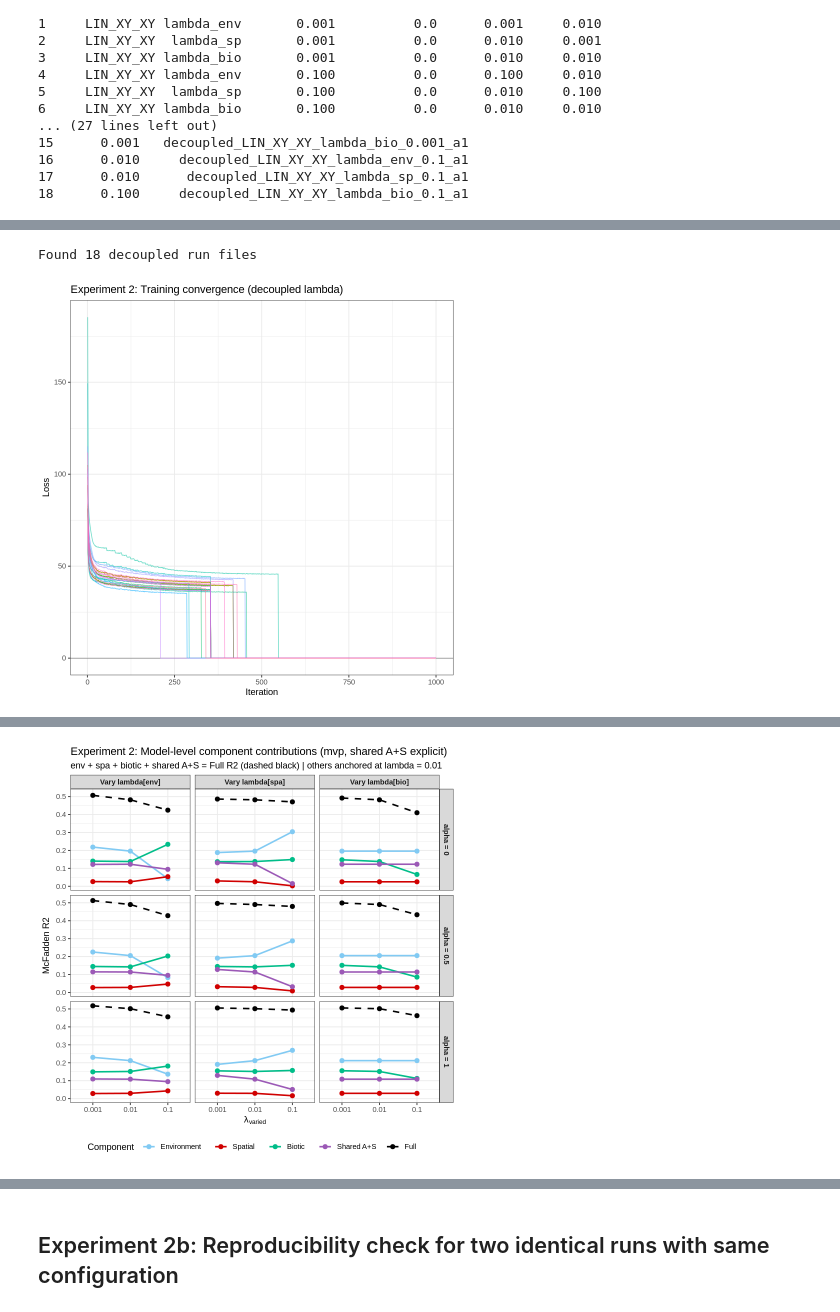
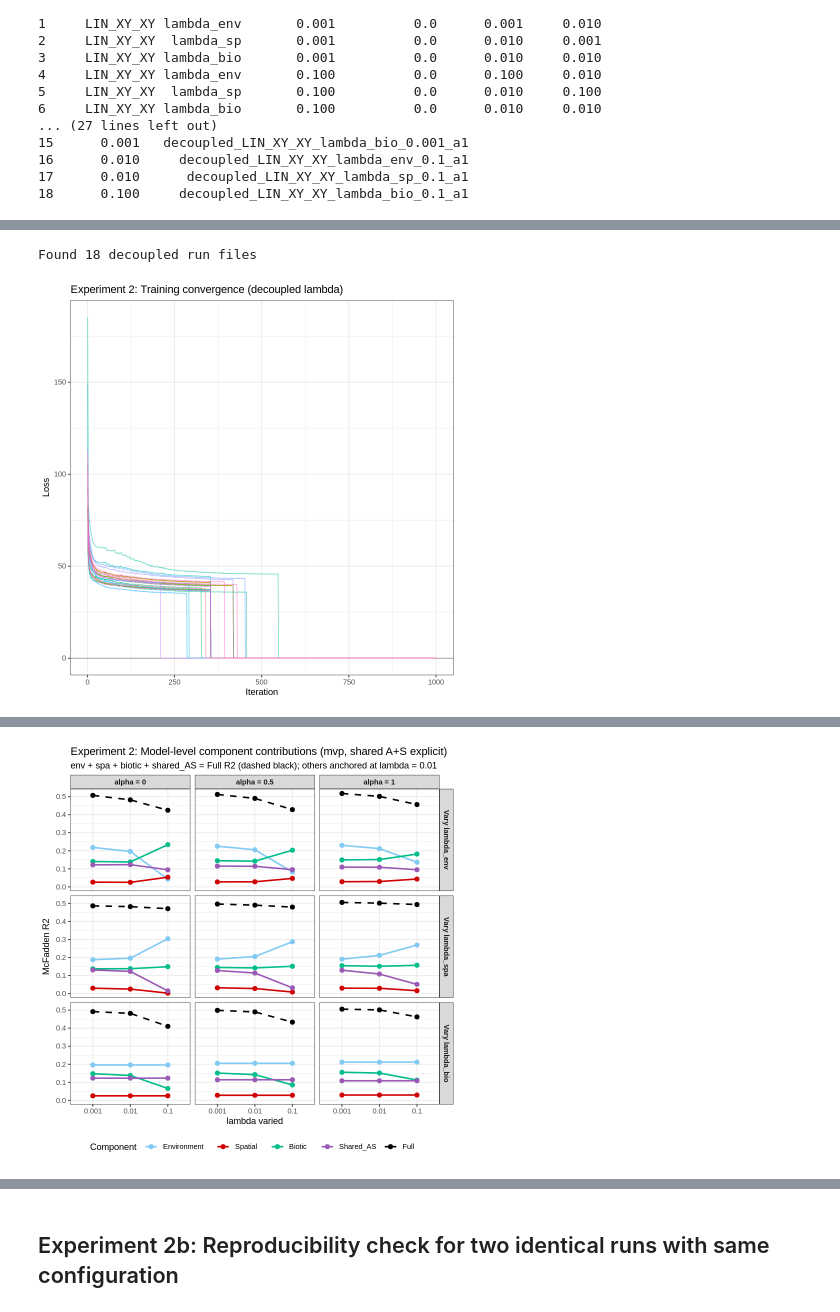
Before and after one commit to billurbektas/mountain_JSDMs, a Jupyter notebook: Calanda_JSDM/R/02_model/06_sjsdm_experiments_colab.ipynb, the cells around one changed output, grey strips where cells are left out. Drawn from its saved outputs; the diff is of its cells as text; code cells hidden in the pictures.

Commit message:
exp 1, 2, 3 runs. exp 1, 2 figures

```diff
--- a/Calanda_JSDM/R/02_model/06_sjsdm_experiments_colab.ipynb
+++ b/Calanda_JSDM/R/02_model/06_sjsdm_experiments_colab.ipynb
@@ -881,25 +906,21 @@ if (run_exp2) {
 # %%
 if (run_exp2) {
-  # ============================================================================
-  # EXPERIMENT 2 FIGURES: convergence + selection panel + component contributions
-  #   Decoupled lambda (LIN_XY_XY): one compartment's lambda varies, others at 0.01.
-  #   Exp1 anchors (lambda = 0.01) injected so each line is continuous.
-  # Figures pop inline AND are stored in <drive>/figures
-  # ============================================================================
 
   fig_dir = file.path(drive_base, "figures")
   dir.create(fig_dir, showWarnings = FALSE, recursive = TRUE)
 
+  if (!requireNamespace("ggrepel", quietly = TRUE)) install.packages("ggrepel")
+  library(ggrepel)
+
   color_env = "#81caf3"; color_spa = "#d00000"; color_codist = "#00bd89"; color_shared = "#9b59b6"
 
-  # to_print$mvp rows: Abiotic, Associations, Spatial, Shared A+S, Full
   get_mvp_model = function(partition) {
     mcf = partition$anova$to_print$mvp[["R2 McFadden"]]
     tibble(
       Environment  = mcf[1],
       Biotic       = mcf[2],
       Spatial      = mcf[3],
-      `Shared A+S` = mcf[4],
+      Shared_AS    = mcf[4],
       Full         = mcf[5],
       ambiguity_AS = mcf[4] / (mcf[1] + mcf[3] + mcf[4]),
       shared_share = mcf[4] / mcf[5],
@@ -907,9 +928,9 @@ if (run_exp2) {
     )
   }
 
-  vary_labels = c(lambda_env = "Vary lambda[env]",
-                  lambda_sp  = "Vary lambda[spa]",
-                  lambda_bio = "Vary lambda[bio]")
+  vary_labels = c(lambda_env = "Vary lambda_env",
+                  lambda_sp  = "Vary lambda_spa",
+                  lambda_bio = "Vary lambda_bio")
 
   run_files = list.files(file.path(drive_base, "results", "decoupled"),
                          pattern = "\\.rds$", full.names = TRUE)
@@ -927,7 +948,6 @@ if (run_exp2) {
       get_mvp_model(run$partition))
   }
 
-  # Inject Exp1 LIN_XY_XY anchors (lambda = 0.01) into each 'vary' facet
   for (a_val in c(0, 0.5, 1)) {
     anchor_file = file.path(drive_base, "results", "runs",
                             paste0("LIN_XY_XY_a", a_val, "_l0.01.rds"))
@@ -961,19 +981,19 @@ if (run_exp2) {
   ggsave(file.path(fig_dir, "exp2_convergence.pdf"), p_conv, width = 10, height = 6)
   print(p_conv)
 
-  # ---- Decision panel (model level) ----
+  # ---- Selection panel ----
   df_sel = df_metric %>%
     transmute(
       vary, lambda_vary, alpha,
-      `Full R2`          = Full,
-      `Ambiguity A+S`    = ambiguity_AS,
-      `Shared A+S / Full`= shared_share,
-      `Biotic share`     = biotic_share) %>%
+      Full_R2       = Full,
+      Ambiguity_AS  = ambiguity_AS,
+      Shared_over_Full = shared_share,
+      Biotic_share  = biotic_share) %>%
     pivot_longer(-c(vary, lambda_vary, alpha),
                  names_to = "metric", values_to = "value") %>%
     mutate(
-      metric   = factor(metric, levels = c("Full R2", "Ambiguity A+S",
-                                            "Shared A+S / Full", "Biotic share")),
+      metric   = factor(metric, levels = c("Full_R2", "Ambiguity_AS",
+                                            "Shared_over_Full", "Biotic_share")),
       vary     = factor(vary, levels = names(vary_labels)),
       alpha_f  = factor(alpha),
       lambda_f = factor(lambda_vary))
@@ -986,44 +1006,68 @@ if (run_exp2) {
     scale_color_manual(values = c("0" = "#BBBBBB", "0.5" = "#5599CC", "1" = "#0072B2")) +
     labs(
       title = "Experiment 2: Model-level selection metrics (decoupled lambda)",
-      subtitle = "Others anchored at lambda = 0.01 | Full R2 stable | Ambiguity A+S & Shared A+S/Full low | Biotic share stable",
-      x = expression(lambda[varied]), y = "Value", color = "alpha") +
+      subtitle = "Others anchored at lambda = 0.01",
+      x = "lambda varied", y = "Value", color = "alpha") +
     theme_bw(base_size = 11) +
     theme(legend.position = "bottom", strip.text = element_text(face = "bold"))
   ggsave(file.path(fig_dir, "exp2_selection_metrics.pdf"), p_sel, width = 12, height = 9)
   print(p_sel)
 
-  # ---- Component contributions (mvp: env + spa + biotic + shared A+S = Full) ----
+  # ---- Component contributions ----
   df_comp = df_metric %>%
-    select(vary, lambda_vary, alpha, Environment, Spatial, Biotic, `Shared A+S`, Full) %>%
-    pivot_longer(c(Environment, Spatial, Biotic, `Shared A+S`, Full),
+    select(vary, lambda_vary, alpha, Environment, Spatial, Biotic, Shared_AS, Full) %>%
+    pivot_longer(c(Environment, Spatial, Biotic, Shared_AS, Full),
                  names_to = "component", values_to = "R2") %>%
     mutate(
       component = factor(component,
-                         levels = c("Environment", "Spatial", "Biotic", "Shared A+S", "Full")),
+                         levels = c("Environment", "Spatial", "Biotic", "Shared_AS", "Full")),
       vary      = factor(vary, levels = names(vary_labels)),
       alpha_lab = paste0("alpha = ", alpha),
       lambda_f  = factor(lambda_vary))
 
   comp_colors = c(Environment = color_env, Spatial = color_spa, Biotic = color_codist,
-                  `Shared A+S` = color_shared, Full = "black")
+                  Shared_AS = color_shared, Full = "black")
 
   p_comp = ggplot(df_comp, aes(lambda_f, R2, color = component, group = component)) +
     geom_line(aes(linetype = component == "Full"), linewidth = 0.9) +
     geom_point(size = 2.2) +
-    facet_grid(alpha_lab ~ vary, labeller = labeller(vary = vary_labels)) +
+    facet_grid(vary ~ alpha_lab, labeller = labeller(vary = vary_labels)) +
     scale_color_manual(values = comp_colors) +
-    scale_linetype_manual(values = c(`FALSE` = "solid", `TRUE` = "dashed"), guide = "none") +
+    scale_linetype_manual(values = c("FALSE" = "solid", "TRUE" = "dashed"), guide = "none") +
     labs(
       title = "Experiment 2: Model-level component contributions (mvp, shared A+S explicit)",
-      subtitle = "env + spa + biotic + shared A+S = Full R2 (dashed black) | others anchored at lambda = 0.01",
-      x = expression(lambda[varied]), y = "McFadden R2", color = "Component") +
+      subtitle = "env + spa + biotic + shared_AS = Full R2 (dashed black); others anchored at lambda = 0.01",
+      x = "lambda varied", y = "McFadden R2", color = "Component") +
     theme_bw(base_size = 11) +
     theme(legend.position = "bottom", strip.text = element_text(face = "bold"))
   ggsave(file.path(fig_dir, "exp2_component_contributions.pdf"), p_comp, width = 12, height = 8)
   print(p_comp)
 
-  cat("Saved exp2_convergence.pdf, exp2_selection_metrics.pdf and exp2_component_contributions.pdf to", fig_dir, "\n")
+  # ---- Trade-off: identifiability vs fit (selected model ringed) ----
+  df_tr = df_metric %>%
+    mutate(vary = factor(vary, levels = names(vary_labels)),
+           label = paste0("l", lambda_vary),
+           is_selected = (vary == "lambda_sp" & lambda_vary == 0.1 & alpha == 1))
+
+  p_tr = ggplot(df_tr, aes(x = Full, y = shared_share)) +
+    geom_point(aes(color = biotic_share, shape = vary), size = 3) +
+    geom_point(data = filter(df_tr, is_selected),
+               shape = 1, color = "red", size = 7, stroke = 1.3) +
+    geom_text_repel(aes(label = label), size = 2.6, max.overlaps = 20, segment.size = 0.2) +
+    facet_wrap(~ alpha, labeller = labeller(alpha = function(a) paste0("alpha = ", a))) +
+    scale_color_viridis_c(option = "C", name = "Biotic share (F_B / Full)") +
+    scale_shape_manual(values = c(lambda_env = 16, lambda_sp = 17, lambda_bio = 15),
+                       labels = vary_labels, name = "Varied penalty") +
+    labs(
+      title = "Experiment 2: identifiability vs fit (decoupled lambda)",
+      subtitle = "Ideal = bottom-right; red ring = selected (lambda_spa = 0.1, alpha = 1)",
+      x = "Full R2 (McFadden)", y = "Ambiguity (Shared A+S / Full)") +
+    theme_bw(base_size = 11) +
+    theme(legend.position = "right", strip.text = element_text(face = "bold"))
+  ggsave(file.path(fig_dir, "exp2_tradeoff.pdf"), p_tr, width = 13, height = 6)
+  print(p_tr)
+
+  cat("Saved exp2 figures to", fig_dir, "\n")
   flush.console()
 }
 # %% [output]
@@ -1034 +1078 @@ Saved exp2_convergence.pdf, exp2_selection_metrics.pdf and exp2_component_contri
-[figure, old version]
+[figure, new version]
```
Also changed, not shown: parts of 12 cells of this notebook.
